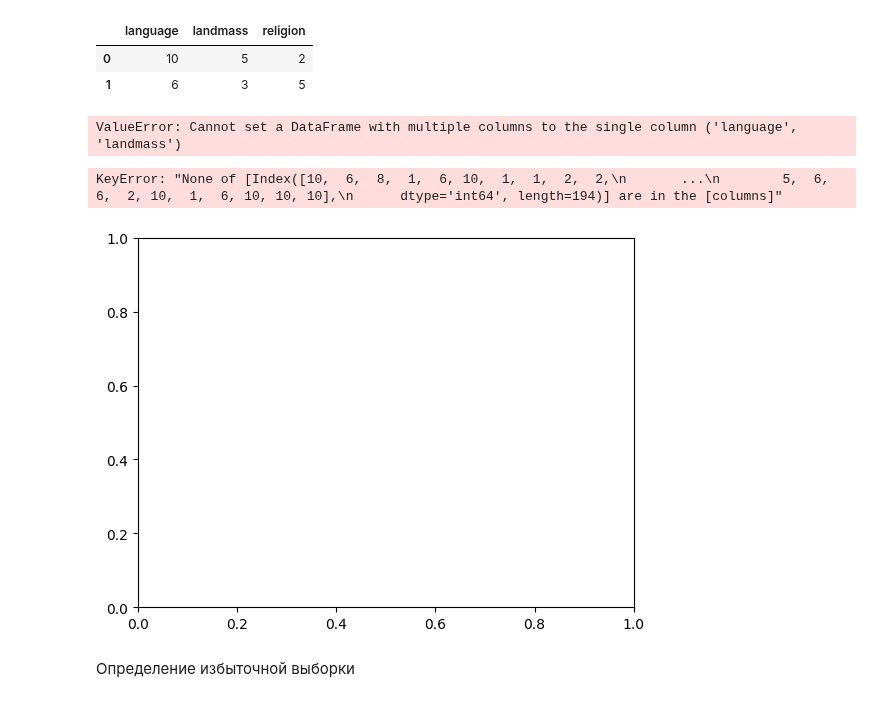
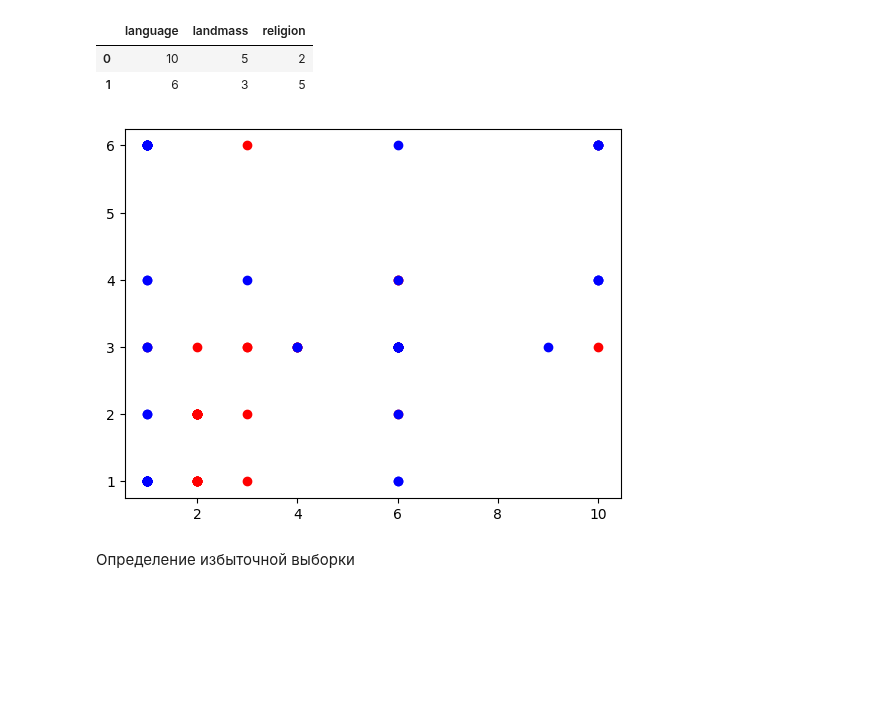
Before and after one commit to desve/AML-54, a Jupyter notebook: 16 Лабораторная работа по курсу/16 Homework_.ipynb, the cells around one changed output. Drawn from its saved outputs; the diff is of its cells as text; code cells hidden in the pictures; blank space fills up the shorter version.

```diff
--- a/16 Лабораторная работа по курсу/16 Homework_.ipynb
+++ b/16 Лабораторная работа по курсу/16 Homework_.ipynb
@@ -435,20 +435,28 @@ df_.head(2)
 | 0 | 10 | 5 | 2 |
 | 1 | 6 | 3 | 5 |
 # %%
-df_0['language', 'landmass'] = df_[df_['religion'] ==0]
-df_1 = df_[df_['religion'] ==1]
-df_2 = df_[df_['religion'] ==2]
-df_3 = df_[df_['religion'] ==3]
-df_4 = df_[df_['religion'] ==4]
-df_5 = df_[df_['religion'] ==5]
-df_0.head(2)
+df_0 = df_[df_['religion'] ==0].drop('religion', axis='columns')
+df_1 = df_[df_['religion'] ==1].drop('religion', axis='columns')
+df_2 = df_[df_['religion'] ==2].drop('religion', axis='columns')
+df_3 = df_[df_['religion'] ==3].drop('religion', axis='columns')
+df_4 = df_[df_['religion'] ==4].drop('religion', axis='columns')
+df_5 = df_[df_['religion'] ==5].drop('religion', axis='columns')
-# %% [output]
-ValueError: Cannot set a DataFrame with multiple columns to the single column ('language', 'landmass')
-# %%
-data.plot.scatter(data['language'], data['landmass'])
-# %% [output]
-KeyError: "None of [Index([10,  6,  8,  1,  6, 10,  1,  1,  2,  2,\n       ...\n        5,  6,  6,  2, 10,  1,  6, 10, 10, 10],\n      dtype='int64', length=194)] are in the [columns]"
-[figure, removed]
+# %%
+x_0 = df_0['language'].to_numpy()
+y_0 = df_0['landmass'].to_numpy()
+
+x_1 = df_1['language'].to_numpy()
+y_1 = df_1['landmass'].to_numpy()
+
+x_2 = df_2['language'].to_numpy()
+y_2 = df_2['landmass'].to_numpy()
+# %%
+plt.scatter(x_0, y_0, color='r')
+plt.scatter(x_1, y_1, color='b')
+#plt.scatter(x_2, y_2, color='g')
+plt.show()
+# %% [output]
+[figure, added]
 # %% [markdown]
 Определение избыточной выборки
 # %%
```
